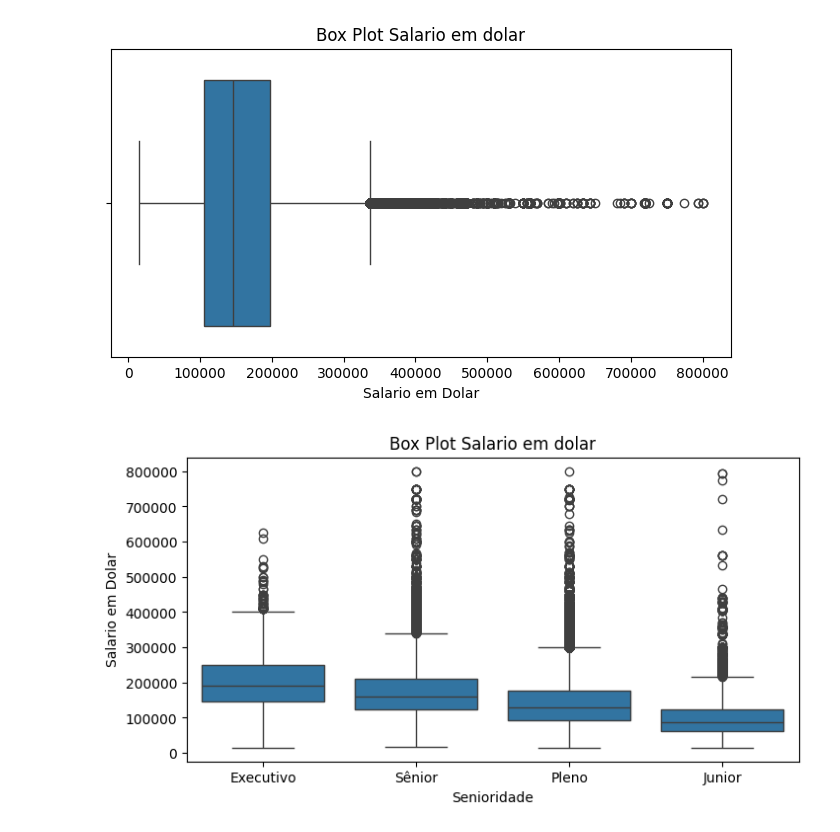
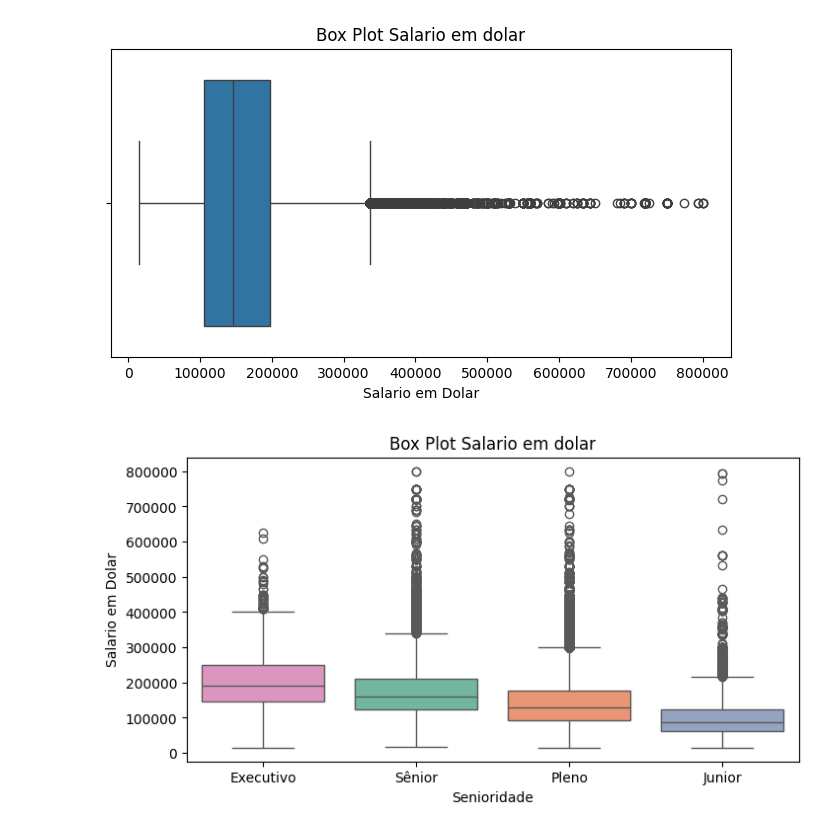
Before and after one commit to ThiagoVenturim/studying_python_data, a Jupyter notebook: Alura/AluraAula1.ipynb, the cells around one changed output. Cells and saved outputs as stored; diff of their text form; code cells hidden in the pictures.

```diff
--- a/Alura/AluraAula1.ipynb
+++ b/Alura/AluraAula1.ipynb
@@ -391,12 +392,12 @@ plt.show()
 # %% [output]
 [figure]
 # %%
-ordem_senioridade = ["Executivo", "Sênior", "Pleno", "Junior"] # Corrected order and capitalization
+ordem_senioridade = ["Executivo", "Sênior", "Pleno", "Junior"]
 plt.figure( figsize= (8,4))
-sns.boxplot(x="nível_de_experiência", y="salário_em_usd", data=df_limpo, order=ordem_senioridade)
+sns.boxplot(x="nível_de_experiência", y="salário_em_usd", data=df_limpo, order=ordem_senioridade, palette="Set2", hue="nível_de_experiência")
 plt.title("Box Plot Salario em dolar")
 plt.xlabel("Senioridade")
 plt.ylabel("Salario em Dolar")
 plt.show()
 # %% [output]
-[figure, old version]
+[figure, new version]
```
Also changed, not shown: parts of 2 cells of this notebook.
